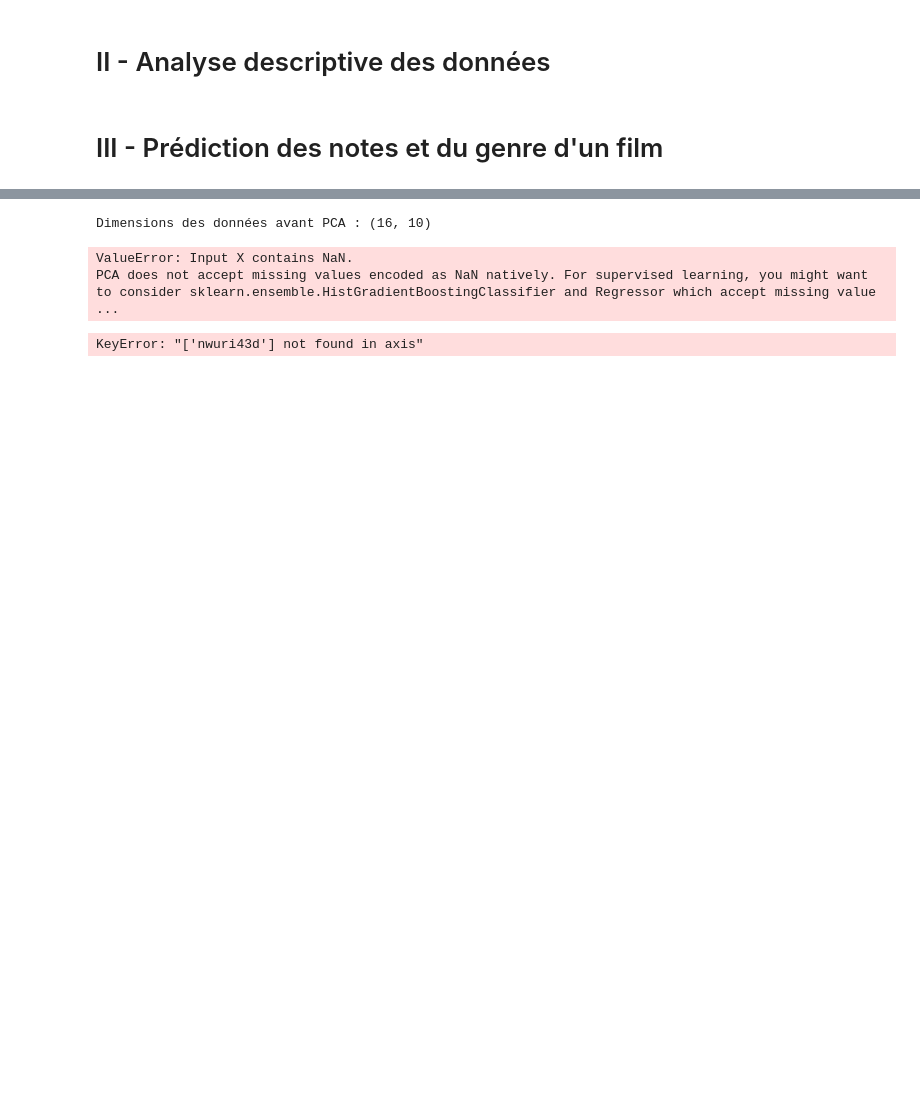
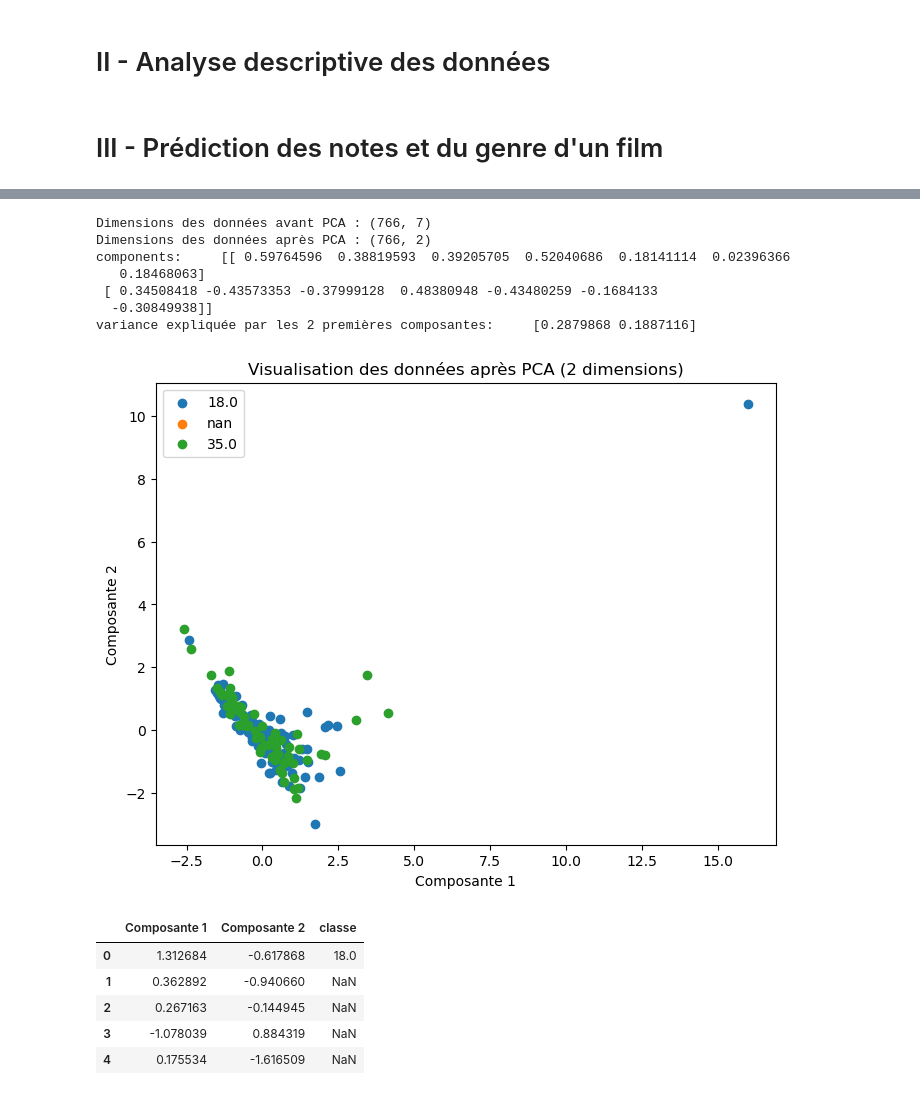
Before and after one commit to gillesfevry/MiseEnProd, a Jupyter notebook: Notebook Main.ipynb, the cells around one changed output, grey strips where cells are left out. Cells and saved outputs as stored; diff of their text form; code cells hidden in the pictures; blank space fills up the shorter version.

```diff
--- a/Notebook Main.ipynb
+++ b/Notebook Main.ipynb
@@ -193,9 +250,9 @@ Précision du modèle : 0.6000
 # %%
 from sklearn.decomposition import PCA
 
-dfrf=df1[df1['main_genre_id'].isin([18, 35])]
+dfrf=df1[df1['main_genre_id'].isin([ 18,35])]
 
-X=dfrf.drop(columns=['id','overview','release_date', 'title', 'main_genre_name', "full_poster_path", "revenue","budget","main_genre_id", "main_genre_id"])
+X=dfrf.drop(columns=['id','overview','release_date', 'title', 'main_genre_name', "full_poster_path", "revenue","budget",'main_genre_id'])
 y=dfrf['main_genre_id']
 
 scaler = StandardScaler()
@@ -207,38 +264,44 @@ X = pd.DataFrame(scaled_data, columns=X.columns)
 print('Dimensions des données avant PCA : {}'.format(X.shape))
 
 n_components = 2
 pca = PCA(n_components=n_components)  # n_components entre 2 et le nombre de features (ici 5)
 x_2d = pca.fit_transform(X)
 print('Dimensions des données après PCA : {}'.format(x_2d.shape))
 print('components:\t{}'.format(pca.components_))
 print('variance expliquée par les {} premières composantes:\t{}'.format(n_components, pca.explained_variance_ratio_))
 
 # # ==> 99.9% de la variance associée au jeu de données est représenté par al 1ère composante
 
 # # Création d'un dataframe avec les données transformées:
 columns=['Composante {}'.format(i) for i in range(1, n_components + 1)]
 df_pca = pd.DataFrame(x_2d, columns=columns)
 df_pca['classe'] = y
 
 
 # # Visualiser les données PCA en 2D
 plt.figure(figsize=(8, 6))
 for classe in df_pca['classe'].unique():
     subset = df_pca[df_pca['classe'] == classe]
     plt.scatter(subset['Composante 1'], subset['Composante 2'], label=classe)
 
 plt.title("Visualisation des données après PCA (2 dimensions)")
 plt.xlabel("Composante 1")
 plt.ylabel("Composante 2")
 plt.legend()
 plt.show()
 df_pca.head()
 # %% [output]
-Dimensions des données avant PCA : (16, 10)
+Dimensions des données avant PCA : (766, 7)
+Dimensions des données après PCA : (766, 2)
+components:     [[ 0.59764596  0.38819593  0.39205705  0.52040686  0.18141114  0.02396366
+   0.18468063]
+ [ 0.34508418 -0.43573353 -0.37999128  0.48380948 -0.43480259 -0.1684133
+  -0.30849938]]
+variance expliquée par les 2 premières composantes:     [0.2879868 0.1887116]
-ValueError: Input X contains NaN.
-PCA does not accept missing values encoded as NaN natively. For supervised learning, you might want to consider sklearn.ensemble.HistGradientBoostingClassifier and Regressor which accept missing value ...
+[figure, added]
+|  | Composante 1 | Composante 2 | classe |
+| 0 | 1.312684 | -0.617868 | 18.0 |
+| 1 | 0.362892 | -0.940660 | NaN |
+| 2 | 0.267163 | -0.144945 | NaN |
+| 3 | -1.078039 | 0.884319 | NaN |
+| 4 | 0.175534 | -1.616509 | NaN |
-# %%
-df58=df1.drop("nwuri43d")
-df58
-# %% [output]
-KeyError: "['nwuri43d'] not found in axis"
```
Also changed, not shown: parts of 16 cells of this notebook, 3 other files.
